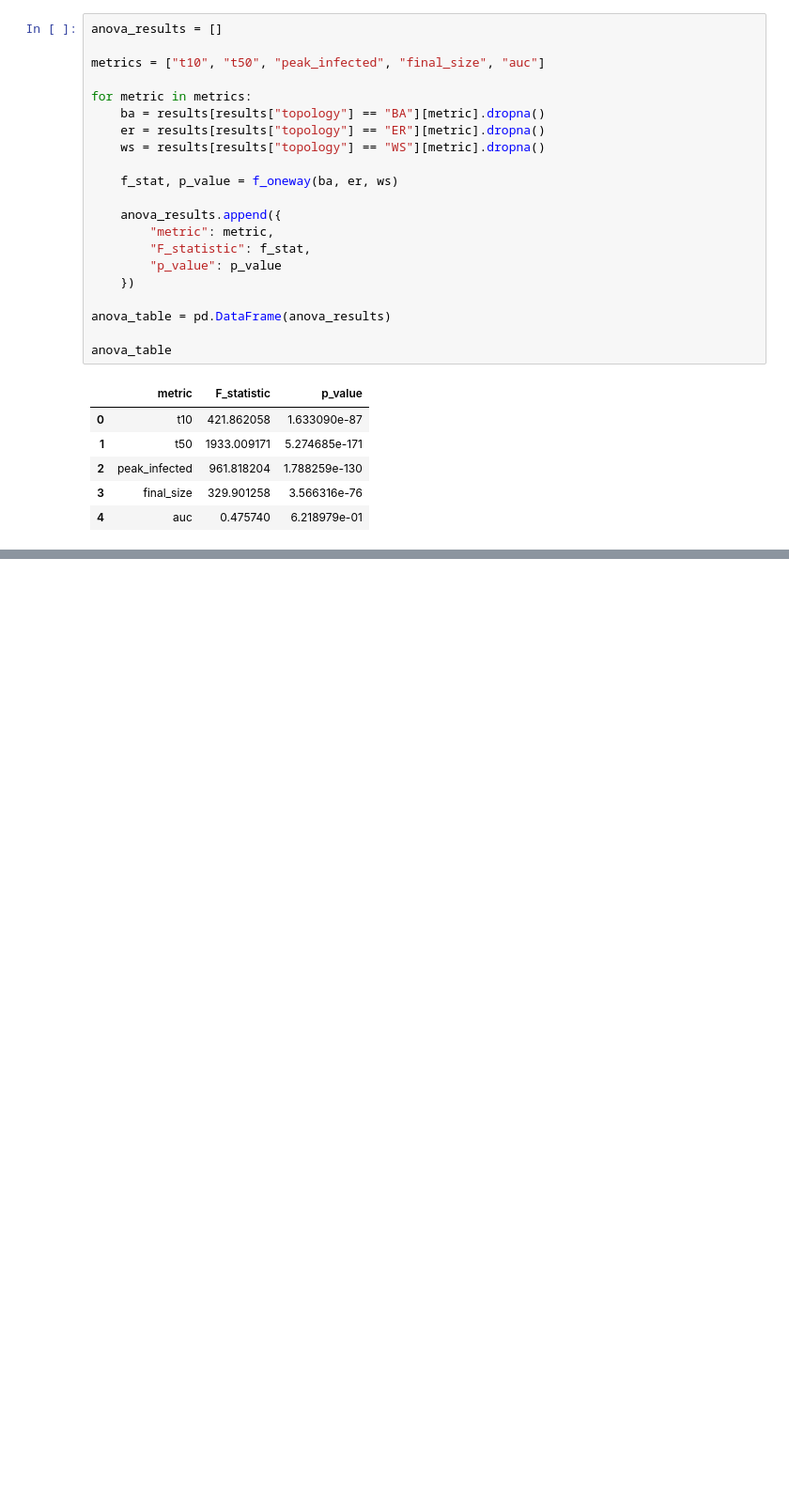
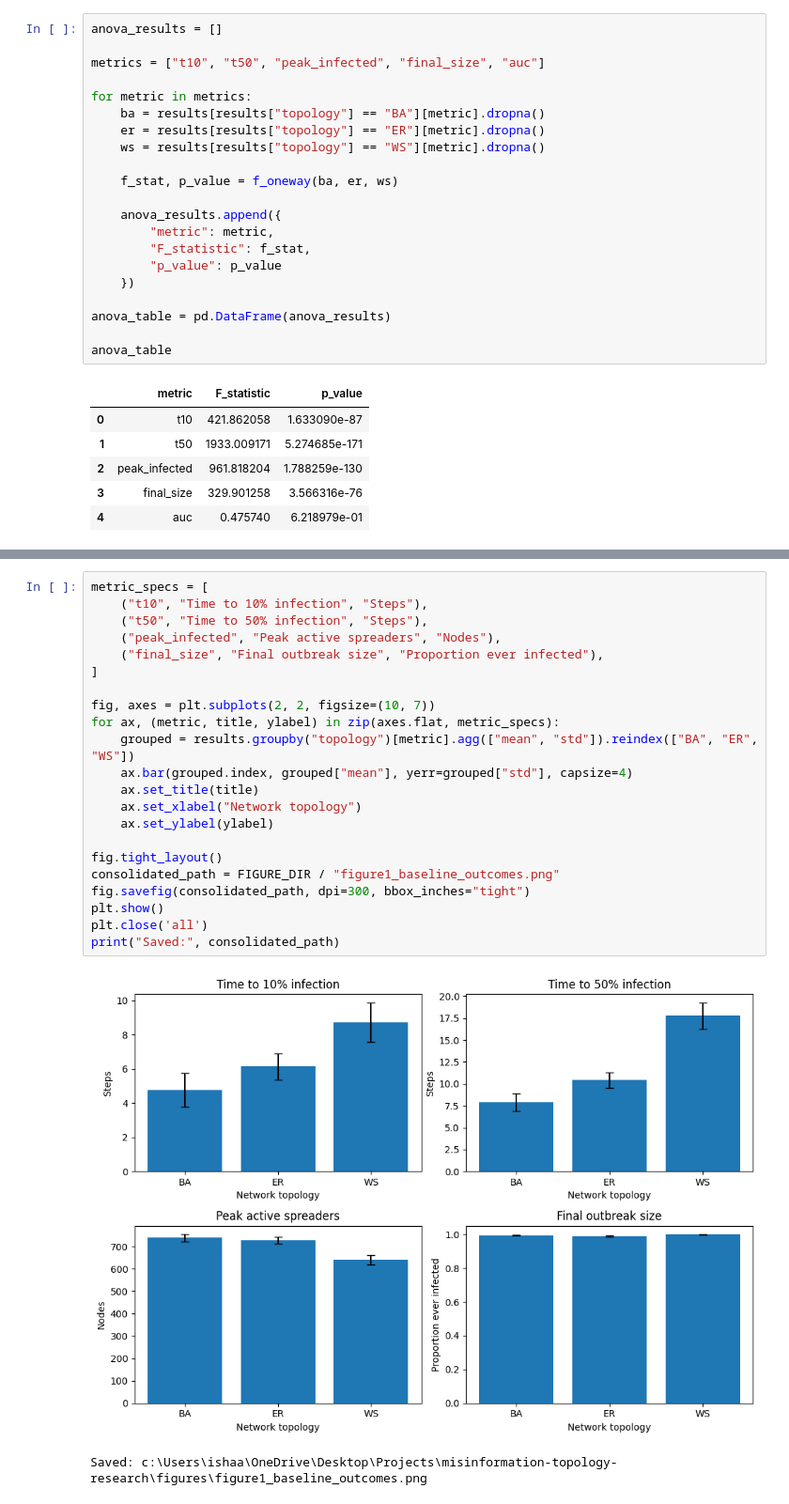
Before and after one commit to ishn29/misinformation-topology-research, a Jupyter notebook: notebooks/baseline_analysis.ipynb, the cells around one changed output, grey strips where cells are left out. Shown at 94% size. Saved outputs shown, nothing was run; the diff lists cells and outputs as text; blank space fills up the shorter version.

```diff
--- a/notebooks/baseline_analysis.ipynb
+++ b/notebooks/baseline_analysis.ipynb
@@ -417,0 +447,25 @@ Saved: c:\Users\ishaa\OneDrive\Desktop\Projects\misinformation-topology-research
+# %%
+metric_specs = [
+    ("t10", "Time to 10% infection", "Steps"),
+    ("t50", "Time to 50% infection", "Steps"),
+    ("peak_infected", "Peak active spreaders", "Nodes"),
+    ("final_size", "Final outbreak size", "Proportion ever infected"),
+]
+
+fig, axes = plt.subplots(2, 2, figsize=(10, 7))
+for ax, (metric, title, ylabel) in zip(axes.flat, metric_specs):
+    grouped = results.groupby("topology")[metric].agg(["mean", "std"]).reindex(["BA", "ER", "WS"])
+    ax.bar(grouped.index, grouped["mean"], yerr=grouped["std"], capsize=4)
+    ax.set_title(title)
+    ax.set_xlabel("Network topology")
+    ax.set_ylabel(ylabel)
+
+fig.tight_layout()
+consolidated_path = FIGURE_DIR / "figure1_baseline_outcomes.png"
+fig.savefig(consolidated_path, dpi=300, bbox_inches="tight")
+plt.show()
+plt.close('all')
+print("Saved:", consolidated_path)
+# %% [output]
+[figure, added]
+Saved: c:\Users\ishaa\OneDrive\Desktop\Projects\misinformation-topology-research\figures\figure1_baseline_outcomes.png
```
Also changed, not shown: parts of 20 cells of this notebook, 13 other files.
